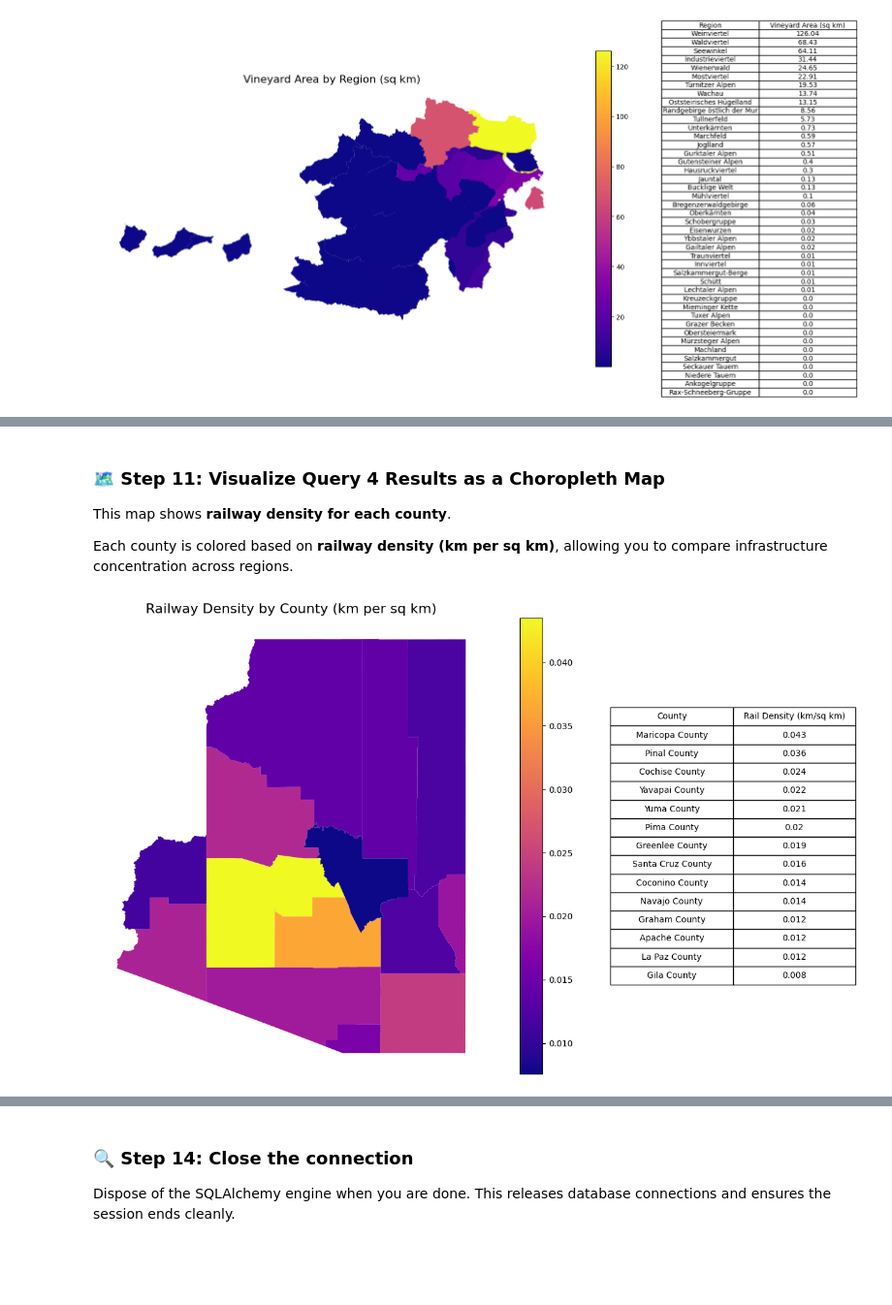
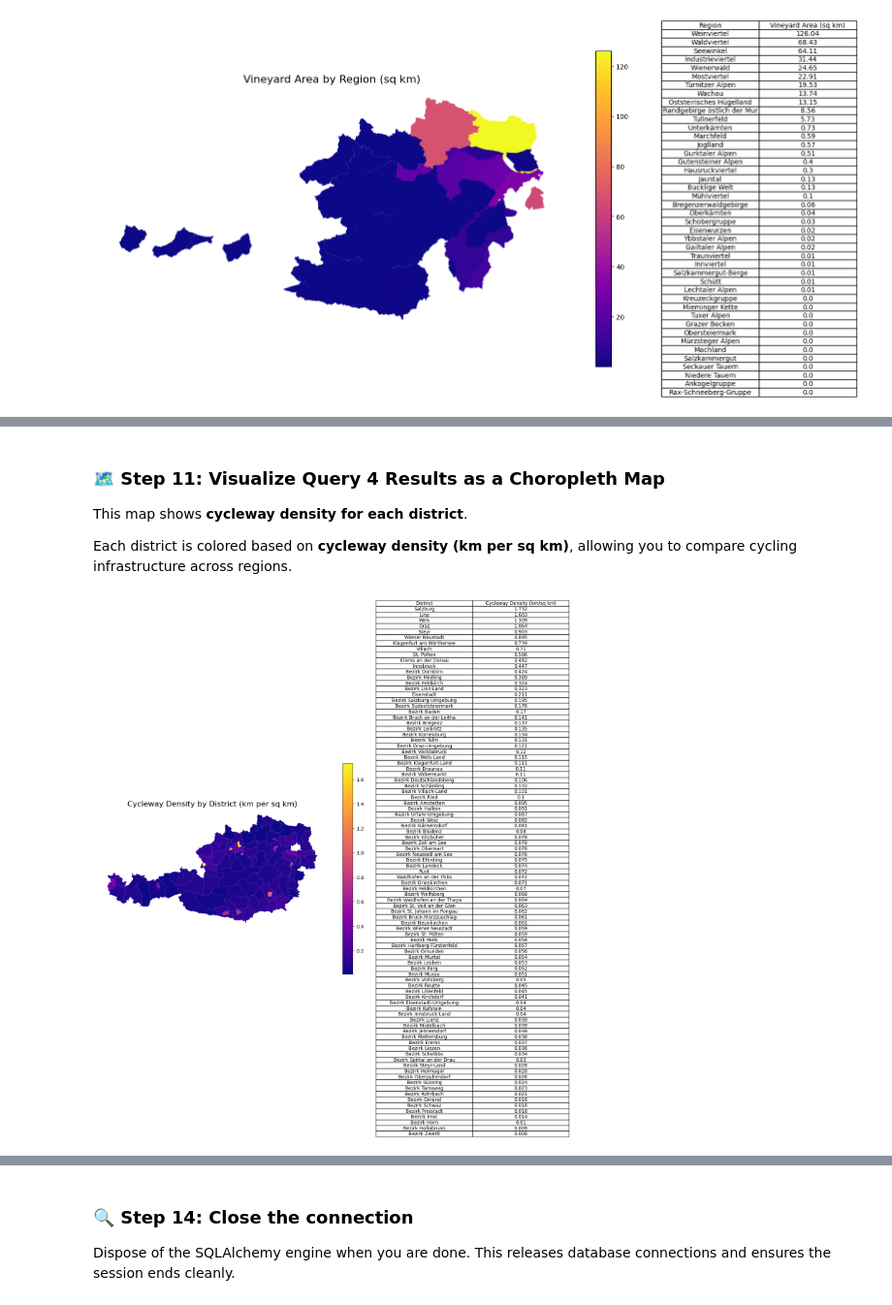
Before and after one commit to mollykerwick/gist604B-osm-postgis-local-fa26, a Jupyter notebook: notebooks/osm_postgis_austria.ipynb, the cells around one changed output, grey strips where cells are left out. Shown at 97% size. Drawn from its saved outputs; the diff is of its cells as text; code cells hidden in the pictures; blank space fills up the shorter version.

Commit message:
visualized and formatted question 3

```diff
--- a/notebooks/osm_postgis_austria.ipynb
+++ b/notebooks/osm_postgis_austria.ipynb
@@ -290,5 +290,5 @@ This query identifies streets (cycleways) with the highest number of restaurants
 # %%
-query_3_file = Path("../sql/arizona/03_osm_restaurants_near_streets.sql")
+query_3_file = Path("../sql/austria/03_osm_cycleway_density_by_district.sql")
 
 # Read SQL query from file
 query_3_sql = query_3_file.read_text(encoding="utf-8")
@@ -391,15 +318,15 @@ except Exception as e:
 # %% [markdown]
 ### 🗺️ Step 11: Visualize Query 4 Results as a Choropleth Map
 
-This map shows **railway density for each county**.
+This map shows **cycleway density for each district**.
 
-Each county is colored based on **railway density (km per sq km)**, allowing you to compare infrastructure concentration across regions.
+Each district is colored based on **cycleway density (km per sq km)**, allowing you to compare cycling infrastructure across regions.
 # %%
-viz_column = "rail_density_km_per_sq_km"
+viz_column = "cycleway_density_km_per_sq_km"
 
 # Select columns for the table
 table_df = (
-    query_4_results[["county_name", viz_column]]
+    query_3_results[["district_name", viz_column]]
     .sort_values(viz_column, ascending=False)
     .copy()
 )
@@ -408,37 +335,37 @@ table_df[viz_column] = table_df[viz_column].round(3)
 
 fig, (ax_map, ax_table) = plt.subplots(
     1, 2,
     figsize=(16, 8),
     gridspec_kw={"width_ratios": [3, 1]}
 )
 
 # Map
-query_4_results.plot(
+query_3_results.plot(
     column=viz_column,
     legend=True,
     ax=ax_map,
-    vmin=query_4_results[viz_column].min(),
-    vmax=query_4_results[viz_column].max(),
+    vmin=query_3_results[viz_column].min(),
+    vmax=query_3_results[viz_column].max(),
     cmap="plasma"
 )
 
-ax_map.set_title("Railway Density by County (km per sq km)", fontsize=16)
+ax_map.set_title("Cycleway Density by District (km per sq km)", fontsize=16)
 ax_map.set_axis_off()
 
 # Table
 ax_table.axis("off")
 tbl = ax_table.table(
     cellText=table_df.values,
-    colLabels=["County", "Rail Density (km/sq km)"],
+    colLabels=["District", "Cycleway Density (km/sq km)"],
     loc="center",
     cellLoc="center"
 )
 
 tbl.auto_set_font_size(False)
 tbl.set_fontsize(10)
-tbl.scale(1, 1.5)
+tbl.scale(2, 1)
 
 plt.tight_layout()
 plt.show()
 # %% [output]
-[figure, old version]
+[figure, new version]
```
Also changed, not shown: parts of 11 cells of this notebook.
